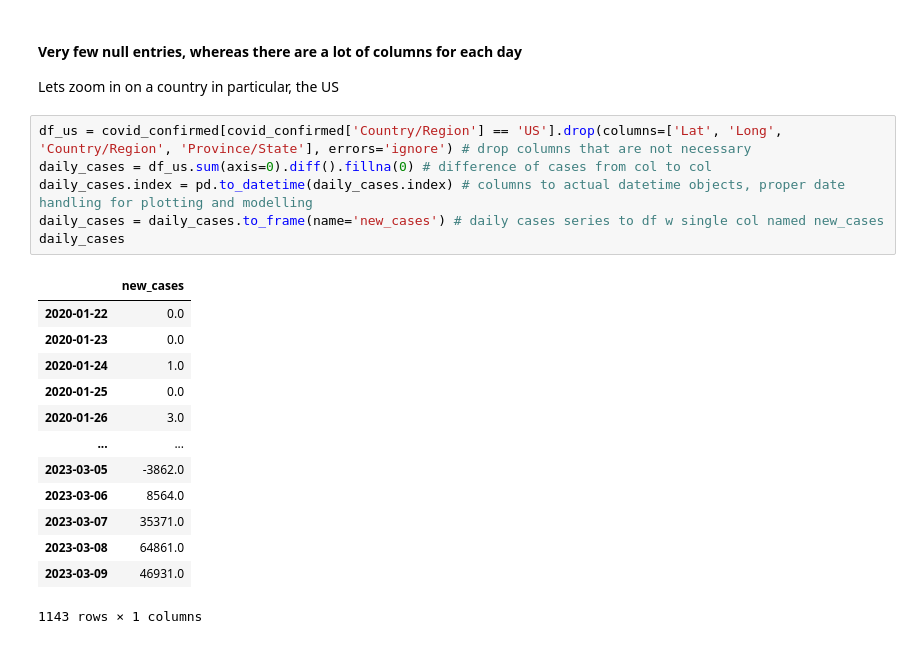
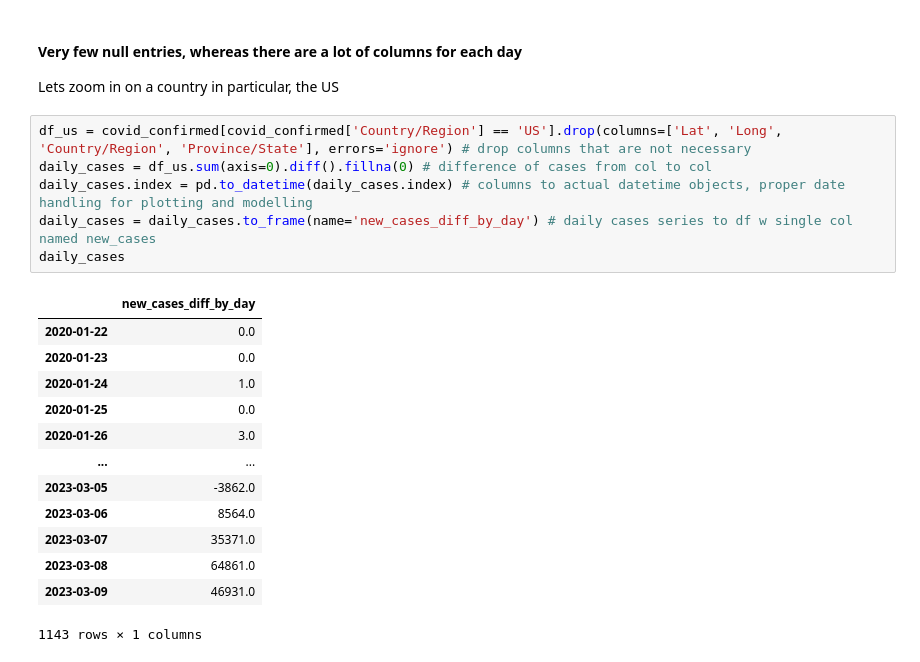
Before and after one commit to RaghavDewangan/Covid-Outbreak-Prediction, a Jupyter notebook: pred.ipynb, the cells around one changed output. Saved outputs shown, nothing was run; the diff lists cells and outputs as text.

```diff
--- a/pred.ipynb
+++ b/pred.ipynb
@@ -41,11 +47,11 @@ Lets zoom in on a country in particular, the US
 # %%
 df_us = covid_confirmed[covid_confirmed['Country/Region'] == 'US'].drop(columns=['Lat', 'Long', 'Country/Region', 'Province/State'], errors='ignore') # drop columns that are not necessary
 daily_cases = df_us.sum(axis=0).diff().fillna(0) # difference of cases from col to col
 daily_cases.index = pd.to_datetime(daily_cases.index) # columns to actual datetime objects, proper date handling for plotting and modelling
-daily_cases = daily_cases.to_frame(name='new_cases') # daily cases series to df w single col named new_cases
+daily_cases = daily_cases.to_frame(name='new_cases_diff_by_day') # daily cases series to df w single col named new_cases
 daily_cases
 # %% [output]
-|  | new_cases |
+|  | new_cases_diff_by_day |
 | 2020-01-22 | 0.0 |
 | 2020-01-23 | 0.0 |
 | 2020-01-24 | 1.0 |
```
Also changed, not shown: parts of 4 cells of this notebook.
